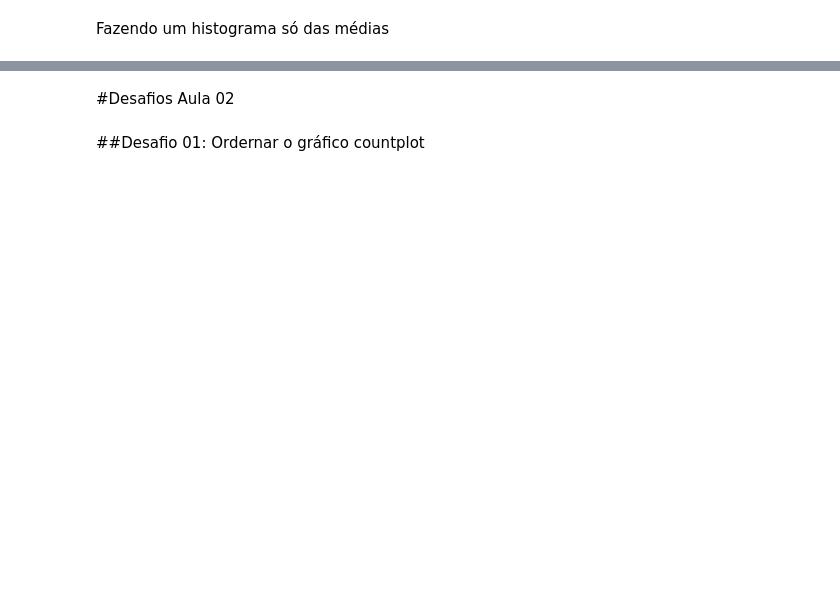
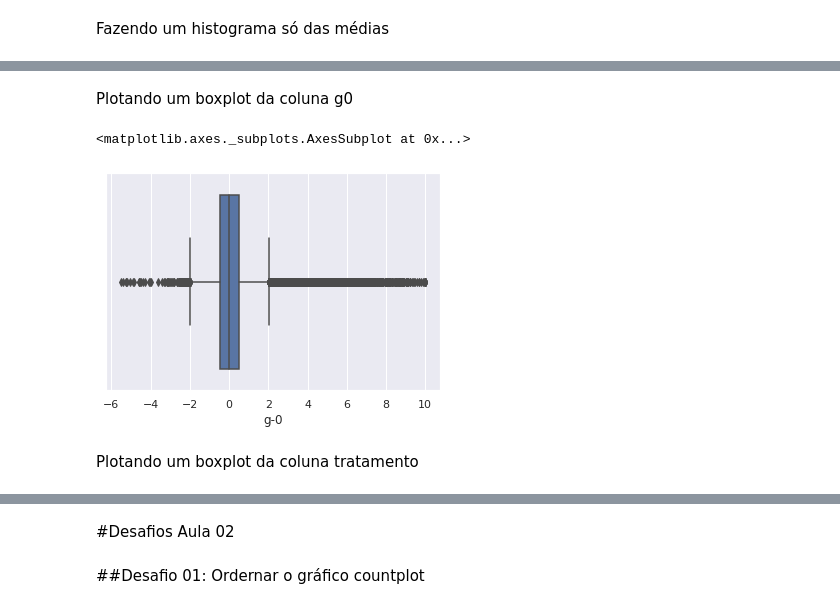
Before and after one commit to dre1597/Alura-imersao-3, a Jupyter notebook: Alura_Imersão_dados.ipynb, the cells around one changed output, grey strips where cells are left out. Cells and saved outputs as stored; diff of their text form; code cells hidden in the pictures; blank space fills up the shorter version.

```diff
--- a/Alura_Imersão_dados.ipynb
+++ b/Alura_Imersão_dados.ipynb
@@ -692,3 +524,12 @@ Fazendo um histograma só das médias
+# %% [markdown]
+Plotando um boxplot da coluna g0
+# %%
+sns.boxplot(x='g-0' , data=dados)
+# %% [output]
+<matplotlib.axes._subplots.AxesSubplot at 0x...>
+[figure, added]
+# %% [markdown]
+Plotando um boxplot da coluna tratamento
 # %%
 dados.loc[:, 'c0':'c99'].describe().T['mean'].hist(bins=50)
 # %% [output]
```
Also changed, not shown: parts of 205 cells of this notebook.
